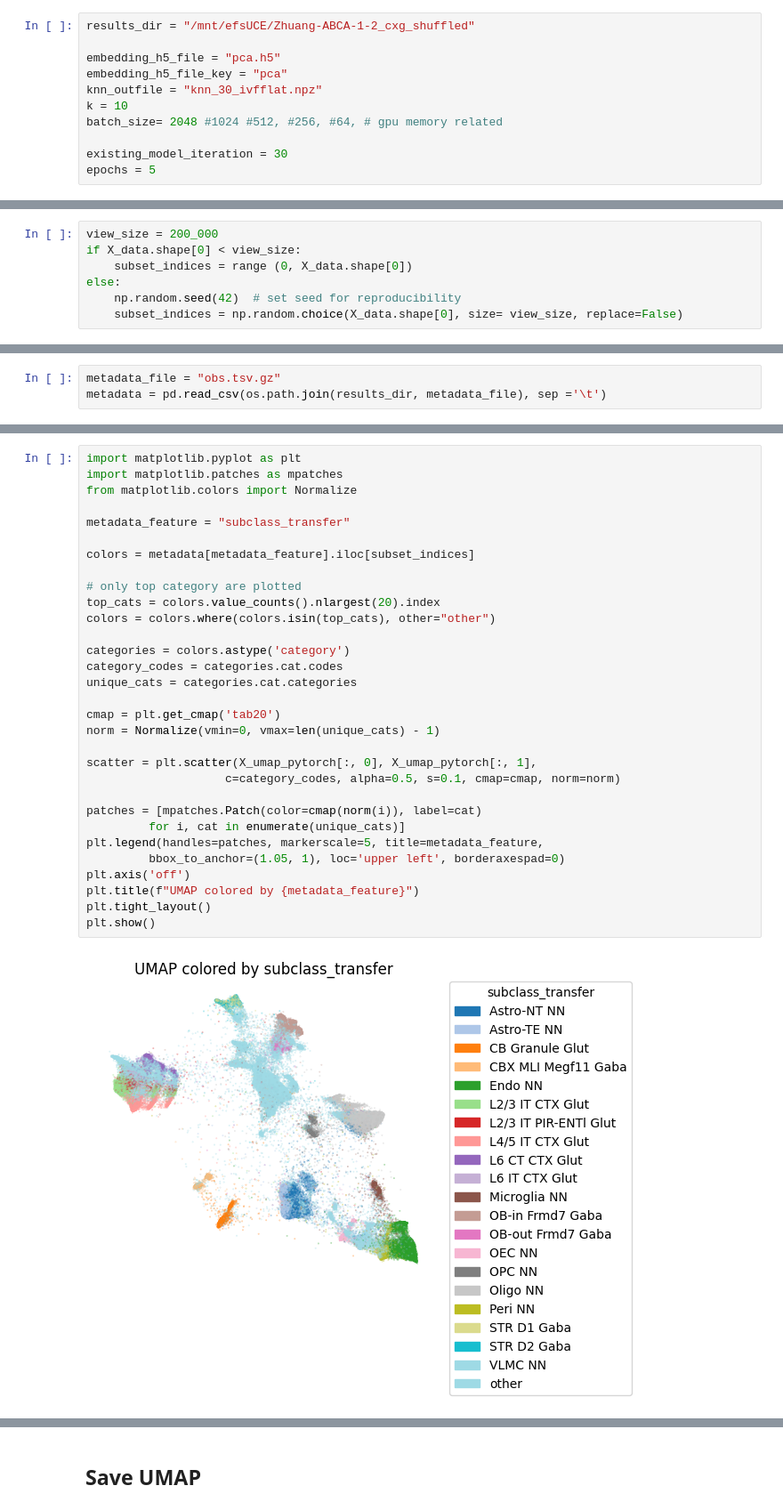
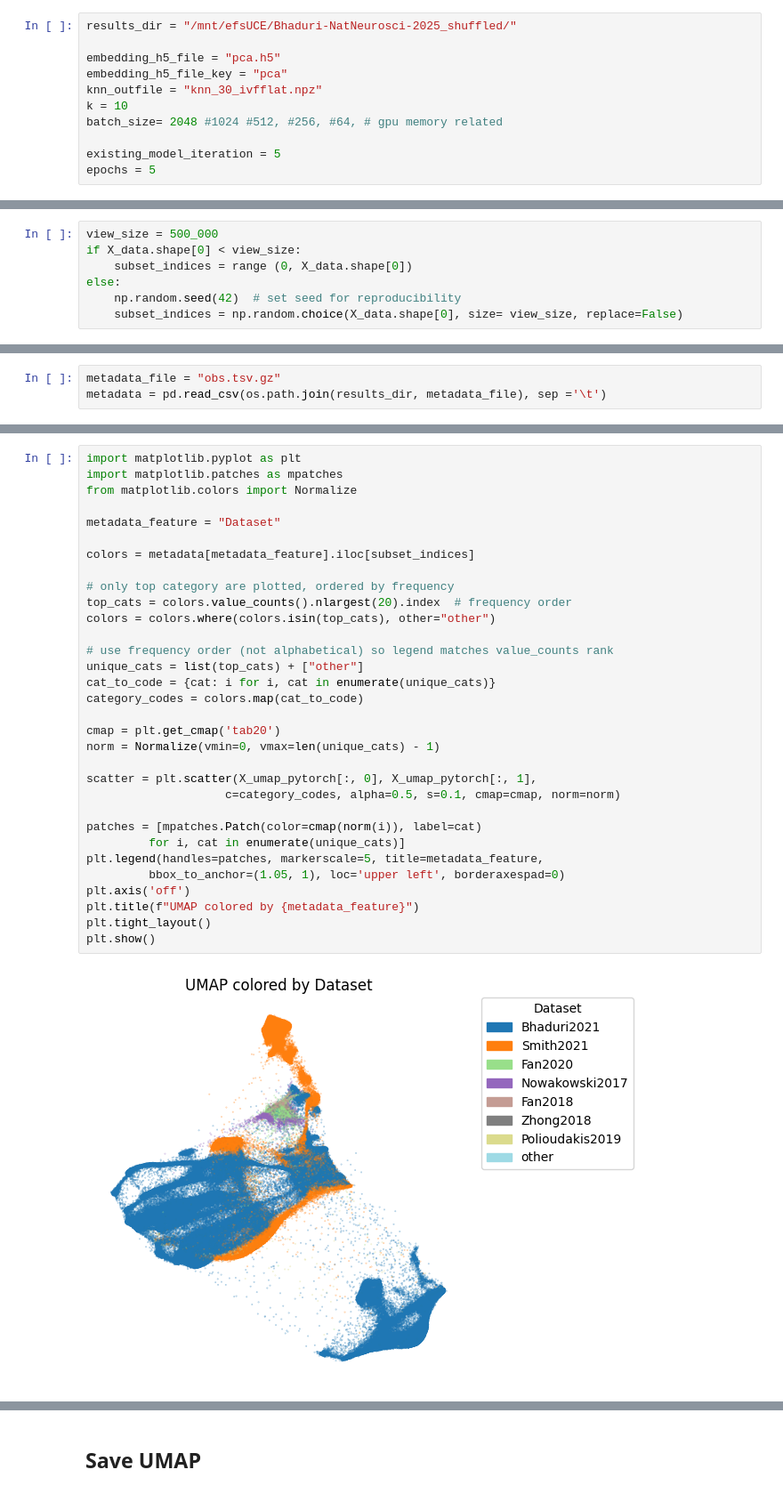
Before and after one commit to ucscBrainExplorer/FM_wrangling, a Jupyter notebook: 3_trainPUMAPmodel.ipynb, the cells around one changed output, grey strips where cells are left out. Shown at 89% size. Cells and saved outputs as stored; diff of their text form.

```diff
--- a/3_trainPUMAPmodel.ipynb
+++ b/3_trainPUMAPmodel.ipynb
@@ -15,7 +16,7 @@ print(umap_pytorch.__file__)
 # %% [output]
 /mnt/efsUCE/umap_pytorch/umap_pytorch/__init__.py
 # %%
-results_dir = "/mnt/efsUCE/Zhuang-ABCA-1-2_cxg_shuffled"
+results_dir = "/mnt/efsUCE/Bhaduri-NatNeurosci-2025_shuffled/"
 
 embedding_h5_file = "pca.h5"
 embedding_h5_file_key = "pca"
@@ -23,7 +24,7 @@ knn_outfile = "knn_30_ivfflat.npz"
 k = 10
 batch_size= 2048 #1024 #512, #256, #64, # gpu memory related
 
-existing_model_iteration = 30
+existing_model_iteration = 5
 epochs = 5
 # %% [markdown]
 ## Load Embedding back into memory
@@ -162,5 +163,5 @@ Loaded model pytorch_e35.pkl
 # %%
-view_size = 200_000
+view_size = 500_000
 if X_data.shape[0] < view_size:
     subset_indices = range (0, X_data.shape[0])
 else:
@@ -202,36 +215,37 @@ Index(['Unnamed: 0', 'old_index', 'donor_id',
 # %%
 import matplotlib.pyplot as plt
 import matplotlib.patches as mpatches
 from matplotlib.colors import Normalize
 
-metadata_feature = "subclass_transfer"
+metadata_feature = "Dataset"
 
 colors = metadata[metadata_feature].iloc[subset_indices]
 
-# only top category are plotted
-top_cats = colors.value_counts().nlargest(20).index
+# only top category are plotted, ordered by frequency
+top_cats = colors.value_counts().nlargest(20).index  # frequency order
 colors = colors.where(colors.isin(top_cats), other="other")
 
-categories = colors.astype('category')
-category_codes = categories.cat.codes
-unique_cats = categories.cat.categories
+# use frequency order (not alphabetical) so legend matches value_counts rank
+unique_cats = list(top_cats) + ["other"]
+cat_to_code = {cat: i for i, cat in enumerate(unique_cats)}
+category_codes = colors.map(cat_to_code)
 
 cmap = plt.get_cmap('tab20')
 norm = Normalize(vmin=0, vmax=len(unique_cats) - 1)
 
 scatter = plt.scatter(X_umap_pytorch[:, 0], X_umap_pytorch[:, 1],
                     c=category_codes, alpha=0.5, s=0.1, cmap=cmap, norm=norm)
 
 patches = [mpatches.Patch(color=cmap(norm(i)), label=cat)
          for i, cat in enumerate(unique_cats)]
 plt.legend(handles=patches, markerscale=5, title=metadata_feature,
          bbox_to_anchor=(1.05, 1), loc='upper left', borderaxespad=0)
 plt.axis('off')
 plt.title(f"UMAP colored by {metadata_feature}")
 plt.tight_layout()
 plt.show()
 # %% [output]
-[figure, old version]
+[figure, new version]
 # %%
 import matplotlib.pyplot as plt
 import matplotlib.patches as mpatches
```
Also changed, not shown: parts of 17 cells of this notebook, 5 other files.
